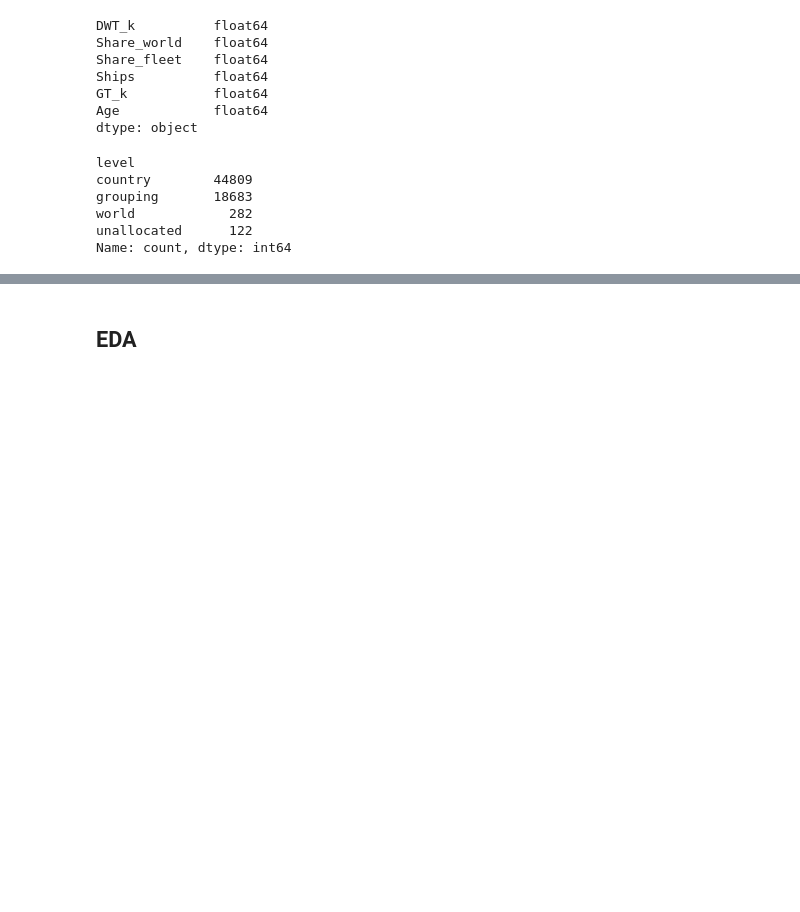
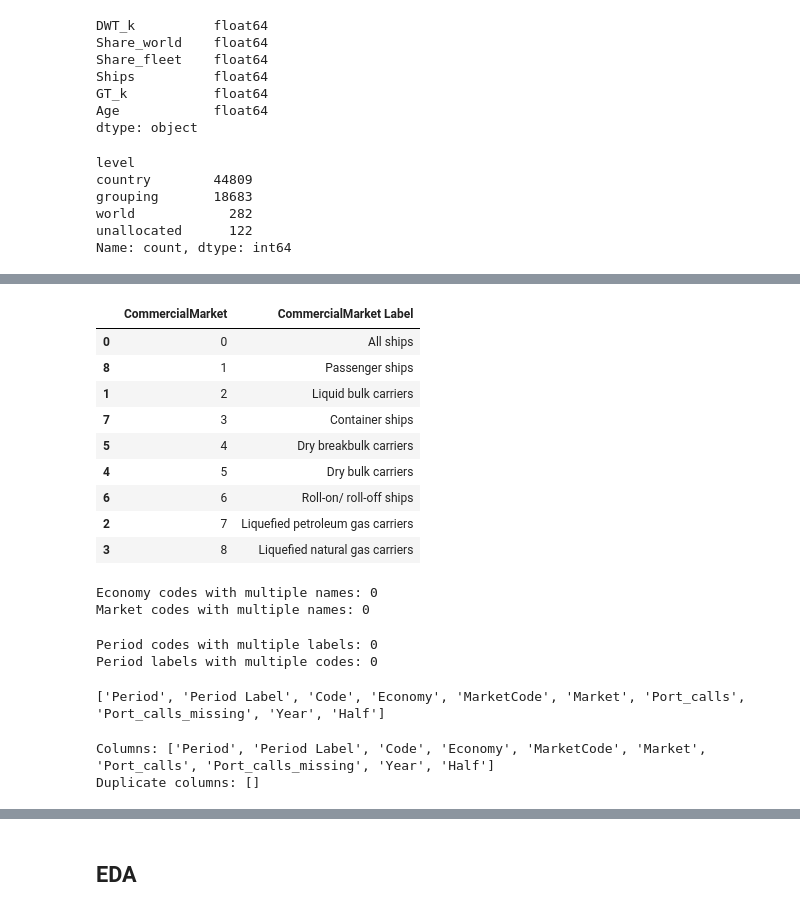
Before and after one commit to Global-Maritime-Trade-intelligence/Global-Maritime-Trade-Intelligence, a Jupyter notebook: Capstone.ipynb, the cells around one changed output, grey strips where cells are left out. Drawn from its saved outputs; the diff is of its cells as text; code cells hidden in the pictures; blank space fills up the shorter version.

```diff
--- a/Capstone.ipynb
+++ b/Capstone.ipynb
@@ -957,0 +1988,6 @@ Name: count, dtype: int64
+# %%
+# create the cleaned working copy
+calls_clean = calls.drop(columns=["Number of port calls Footnote"]).rename(columns={"Number of port calls": "Port_Calls","Number of port calls Missing value": "Port_Calls_missing"}).copy()
+
+print("Cleaned shape:", calls_clean.shape)
+print(calls_clean.columns.tolist())
@@ -957,0 +2028,52 @@ Name: count, dtype: int64
+# %%
+# inspect the commercial market categories
+calls_clean[["CommercialMarket", "CommercialMarket Label"]].drop_duplicates().sort_values("CommercialMarket")
+# %% [output]
+|  | CommercialMarket | CommercialMarket Label |
+| 0 | 0 | All ships |
+| 8 | 1 | Passenger ships |
+| 1 | 2 | Liquid bulk carriers |
+| 7 | 3 | Container ships |
+| 5 | 4 | Dry breakbulk carriers |
+| 4 | 5 | Dry bulk carriers |
+| 6 | 6 | Roll-on/ roll-off ships |
+| 2 | 7 | Liquefied petroleum gas carriers |
+| 3 | 8 | Liquefied natural gas carriers |
+# %%
+# verify identifier consistency
+print("Economy codes with multiple names:",(calls_clean.groupby("Economy")["Economy Label"].nunique() > 1).sum())
+
+print("Market codes with multiple names:",(calls_clean.groupby("CommercialMarket")["CommercialMarket Label"].nunique() > 1).sum())
+# %% [output]
+Economy codes with multiple names: 0
+Market codes with multiple names: 0
+# %%
+# verify period identifiers
+print("Period codes with multiple labels:",(calls_clean.groupby("Period")["Period Label"].nunique() > 1).sum())
+
+print("Period labels with multiple codes:",(calls_clean.groupby("Period Label")["Period"].nunique() > 1).sum())
+# %% [output]
+Period codes with multiple labels: 0
+Period labels with multiple codes: 0
+# %%
+code_positions = [i for i, col in enumerate(calls_clean.columns)if col == "Code"]
+
+calls_clean.columns.values[code_positions[1]] = "Economy"
+
+print(calls_clean.columns.tolist())
+# %% [output]
+['Period', 'Period Label', 'Code', 'Economy', 'MarketCode', 'Market', 'Port_calls', 'Port_calls_missing', 'Year', 'Half']
+# %%
+# Correct the second Code column to Economy
+cols = calls_clean.columns.tolist()
+
+code_positions = [i for i, col in enumerate(cols) if col == "Code"]
+
+cols[code_positions[1]] = "Economy"
+calls_clean.columns = cols
+
+print("Columns:", calls_clean.columns.tolist())
+print("Duplicate columns:", calls_clean.columns[calls_clean.columns.duplicated()].tolist())
+# %% [output]
+Columns: ['Period', 'Period Label', 'Code', 'Economy', 'MarketCode', 'Market', 'Port_calls', 'Port_calls_missing', 'Year', 'Half']
+Duplicate columns: []
```
Also changed, not shown: parts of 78 cells of this notebook, 9 other files.
